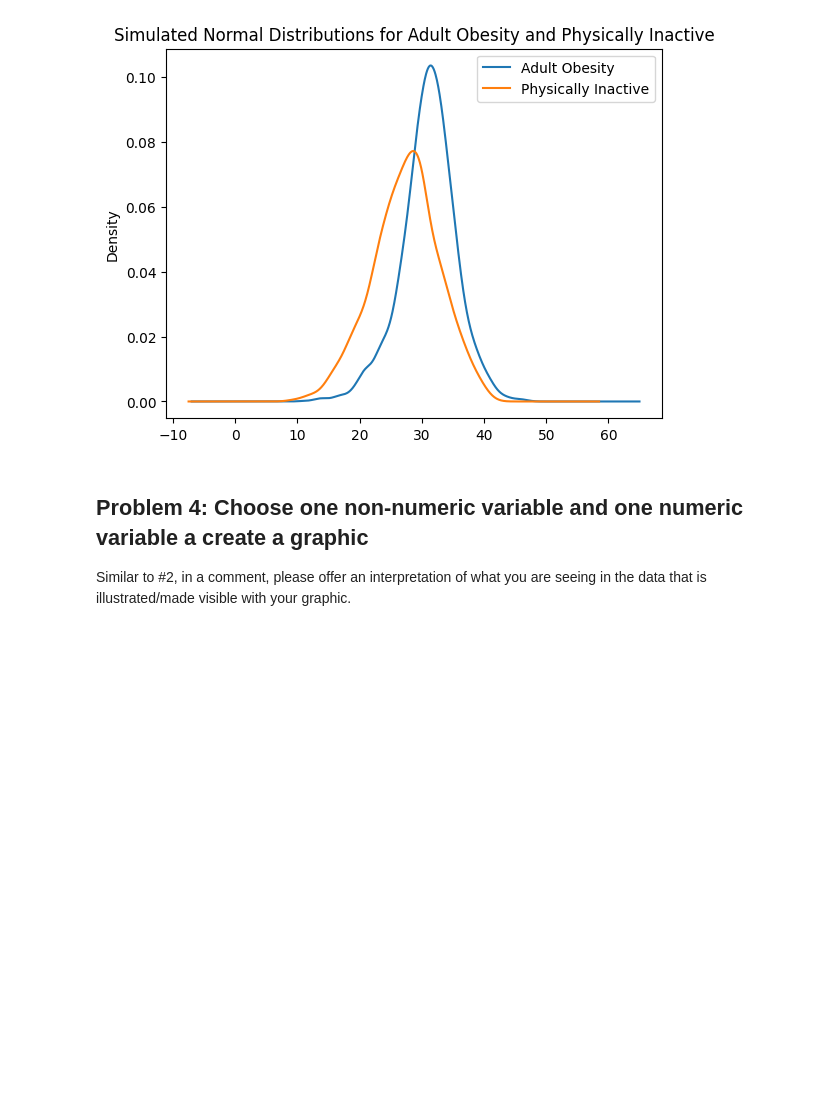
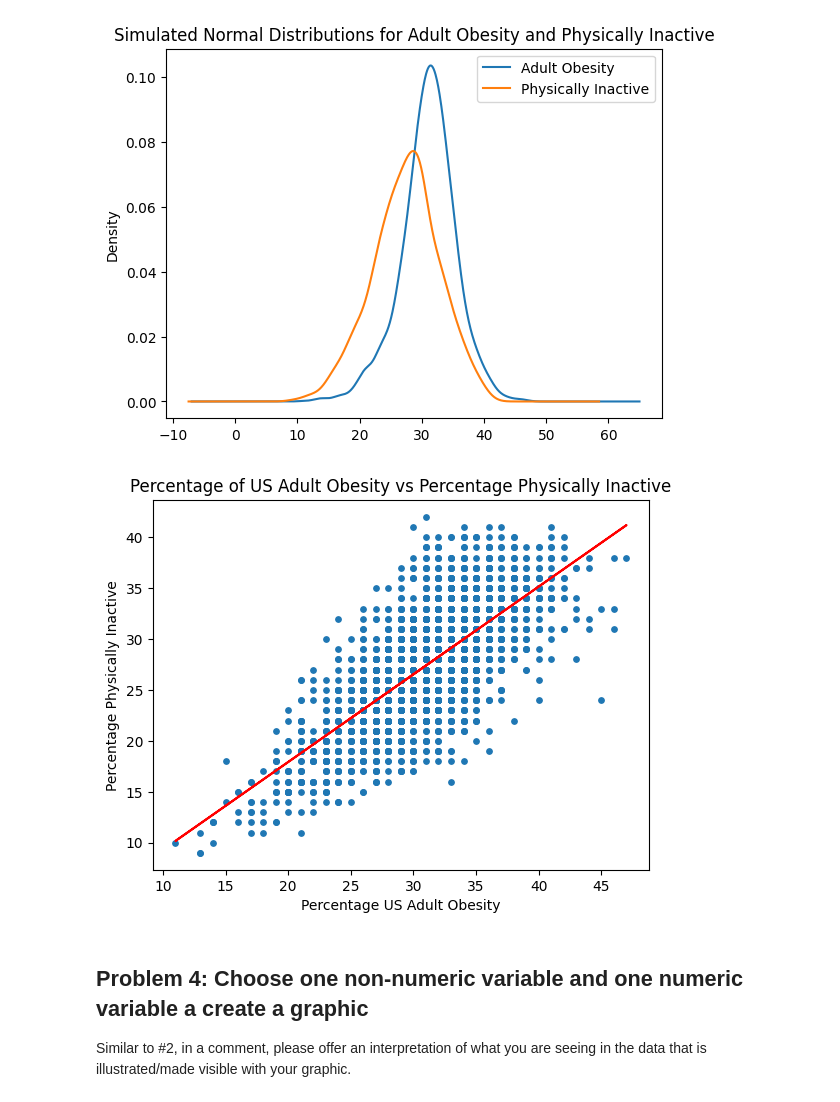
Before and after one commit to rialbeel/stats21, a Jupyter notebook: Homework/Homework8.ipynb, the cells around one changed output. Cells and saved outputs as stored; diff of their text form; code cells hidden in the pictures; blank space fills up the shorter version.

```diff
--- a/Homework/Homework8.ipynb
+++ b/Homework/Homework8.ipynb
@@ -76,6 +76,20 @@ two_var = pd.DataFrame([obesity["Adult Obesity"], obesity["Physically Inactive"]
 two_var_graph = two_var.plot.kde(title = "Simulated Normal Distributions for Adult Obesity and Physically Inactive")
 # %% [output]
 [figure]
+# %%
+plt.scatter(obesity["Adult Obesity"], obesity["Physically Inactive"], s = 15)
+plt.xlabel(xlabel = "Percentage US Adult Obesity")
+plt.ylabel(ylabel = "Percentage Physically Inactive")
+plt.title("Percentage of US Adult Obesity vs Percentage Physically Inactive")
+
+x = obesity["Adult Obesity"].values
+y = obesity["Physically Inactive"].values
+coeff = np.polyfit(x, y, 1)
+regression_line = coeff[0] * x + coeff[1]
+plt.plot(x, regression_line, color = "red")
+print()
+# %% [output]
+[figure, added]
 # %% [markdown]
 ## Problem 4: Choose one non-numeric variable and one numeric variable a create a graphic
 
```
Also changed, not shown: parts of 1 cell of this notebook.
